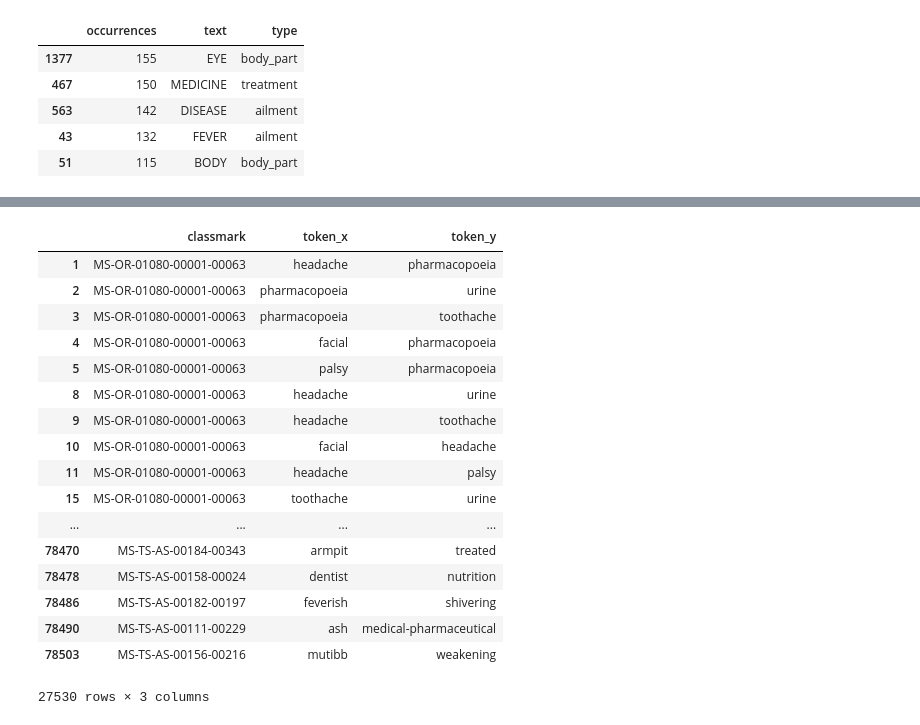
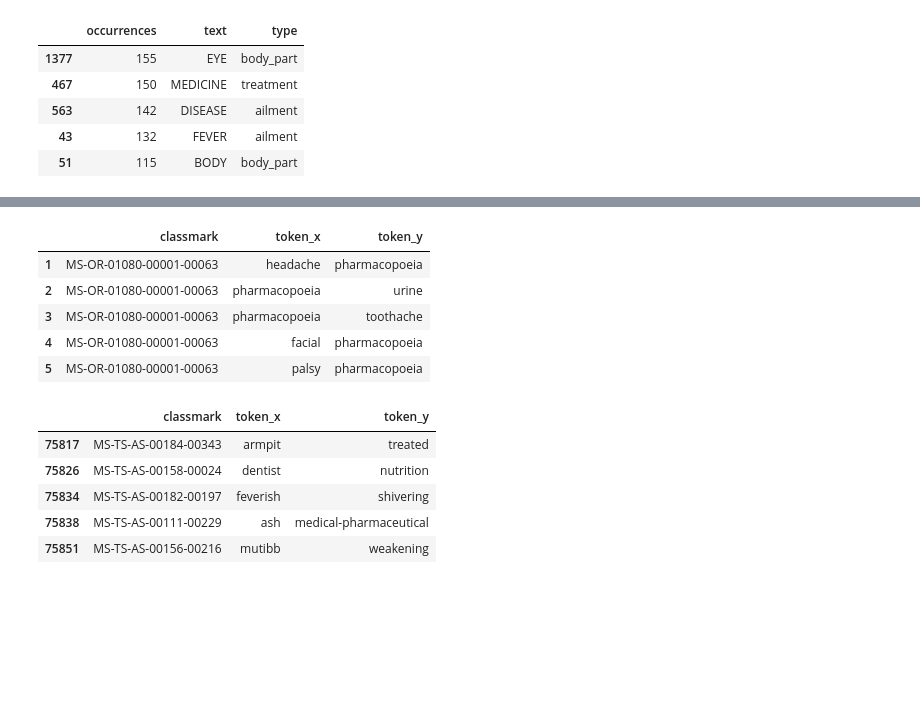
Before and after one commit to CamLib/genizah-medical-visualisation, a Jupyter notebook: notebooks/04-data-visualisation.ipynb, the cells around one changed output, grey strips where cells are left out. Drawn from its saved outputs; the diff is of its cells as text; code cells hidden in the pictures; blank space fills up the shorter version.

```diff
--- a/notebooks/04-data-visualisation.ipynb
+++ b/notebooks/04-data-visualisation.ipynb
@@ -365,41 +382,35 @@ co
 # %%
 co_occurrences = pd.merge(fragment_tokens[['classmark', 'token']], fragment_tokens[['classmark', 'token']],
                           how='inner', on='classmark')
 # Ignore co-occurances between the same tokens
 co_occurrences = co_occurrences[co_occurrences['token_x'] != co_occurrences['token_y']]
 
 # Only count a token pair once for a document. This is done by canonicalising
 # the pairs by making token_x < token_y lexicographically and then dropping
 # duplicates.
 co_oc_canonical = (co_occurrences[['token_x', 'token_y']]
                    .reset_index()
                    .melt(id_vars=['index'])
                    .sort_values(['index', 'value'])
                    .set_index('index')
                    [['value']])
 co_occurrences['token_x'], co_occurrences['token_y'] = co_canonical[::2], co_canonical[1::2]
 co_occurrences = co_occurrences.drop_duplicates()
 
-co_occurrences
+display(co_occurrences.head(), co_occurrences.tail())
 # %% [output]
 |  | classmark | token_x | token_y |
 | 1 | MS-OR-01080-00001-00063 | headache | pharmacopoeia |
 | 2 | MS-OR-01080-00001-00063 | pharmacopoeia | urine |
 | 3 | MS-OR-01080-00001-00063 | pharmacopoeia | toothache |
 | 4 | MS-OR-01080-00001-00063 | facial | pharmacopoeia |
 | 5 | MS-OR-01080-00001-00063 | palsy | pharmacopoeia |
-| 8 | MS-OR-01080-00001-00063 | headache | urine |
-| 9 | MS-OR-01080-00001-00063 | headache | toothache |
-| 10 | MS-OR-01080-00001-00063 | facial | headache |
-| 11 | MS-OR-01080-00001-00063 | headache | palsy |
-| 15 | MS-OR-01080-00001-00063 | toothache | urine |
-| ... | ... | ... | ... |
-| 78470 | MS-TS-AS-00184-00343 | armpit | treated |
-| 78478 | MS-TS-AS-00158-00024 | dentist | nutrition |
-| 78486 | MS-TS-AS-00182-00197 | feverish | shivering |
-| 78490 | MS-TS-AS-00111-00229 | ash | medical-pharmaceutical |
-| 78503 | MS-TS-AS-00156-00216 | mutibb | weakening |
-27530 rows × 3 columns
+|  | classmark | token_x | token_y |
+| 75817 | MS-TS-AS-00184-00343 | armpit | treated |
+| 75826 | MS-TS-AS-00158-00024 | dentist | nutrition |
+| 75834 | MS-TS-AS-00182-00197 | feverish | shivering |
+| 75838 | MS-TS-AS-00111-00229 | ash | medical-pharmaceutical |
+| 75851 | MS-TS-AS-00156-00216 | mutibb | weakening |
 # %%
 co_oc_counts = (co_occurrences
                 .groupby(['token_x', 'token_y'])
```
Also changed, not shown: parts of 48 cells of this notebook, 12 other files.
